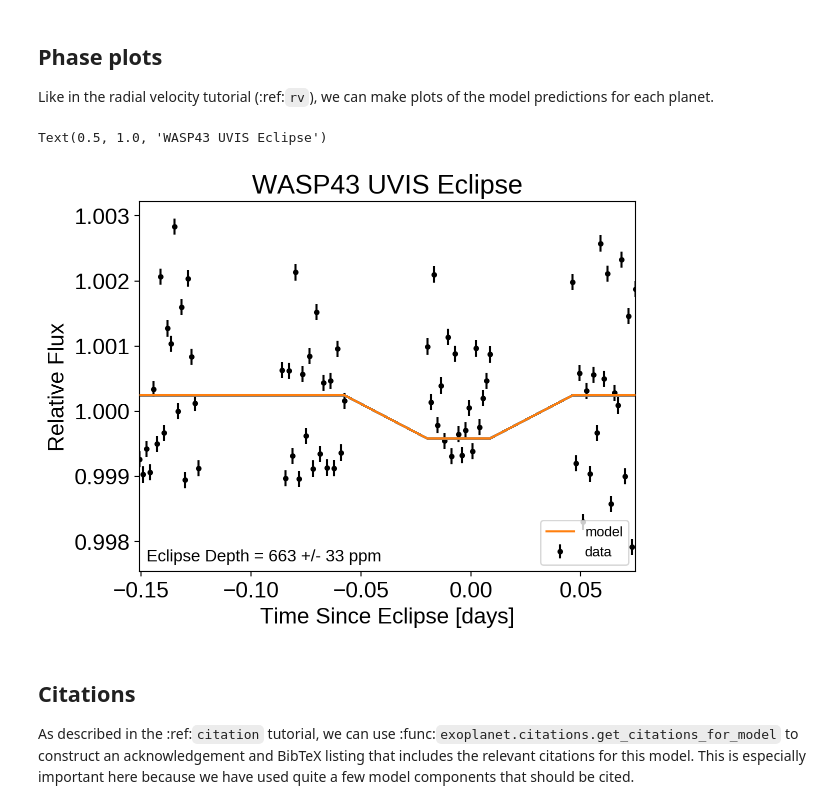
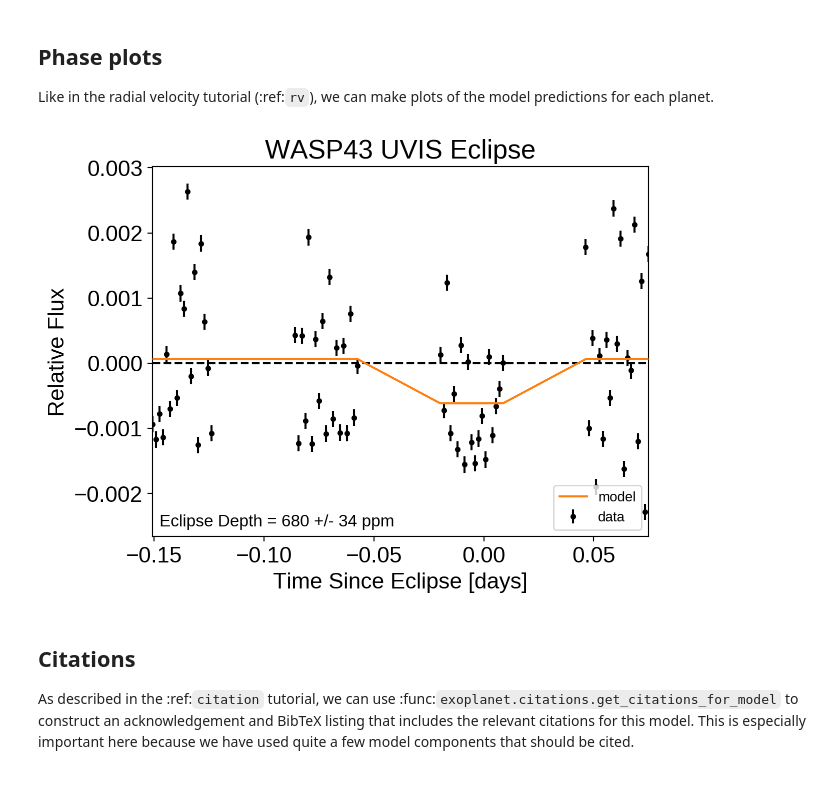
Before and after one commit to exowanderer/arctor, a Jupyter notebook: notebooks/wasp43_dfm_exoplanet_transit_tutorial.ipynb, the cells around one changed output. Saved outputs shown, nothing was run; the diff lists cells and outputs as text; code cells hidden in the pictures.

```diff
--- a/notebooks/wasp43_dfm_exoplanet_transit_tutorial.ipynb
+++ b/notebooks/wasp43_dfm_exoplanet_transit_tutorial.ipynb
@@ -160,13 +362,18 @@ import pymc3 as pm
 b = 0.66 # Hellier 2011
 period = 0.813475  # days # exo.mast.stsci.edu
 u = [0]
+
+oot_guess = np.median(np.r_[flux[:2*18], flux[-18:]])
+stellar_variance = np.std(np.r_[flux[:2*18], flux[-18:]])
+data = flux - oot_guess
+
 with pm.Model() as model:
 
     # The baseline flux
-    mean = pm.Normal("mean", mu=1.0, sd=1.0)
+    mean = pm.Normal("mean", mu=0.0, sd=1.0)
 
     # The time of a reference transit for each planet
-    t0 = pm.Normal("t0", mu=t0s, sd=1e-6)  # , shape=2)
+    t0 = pm.Normal("t0", mu=t0_guess, sd=1e-6)  # , shape=2)
 
     # The log period; also tracking the period itself
     # logP = pm.Normal("logP", mu=np.log(periods), sd=0.1, shape=2)
@@ -179,12 +386,16 @@ with pm.Model() as model:
     edepth = np.sqrt(edepth)
     # b = xo.distributions.ImpactParameter("b", ror=r, shape=2, testval=np.random.rand(2))
 
+    slope = pm.Uniform("slope", lower=-0.1, upper=0.1)
+    # intercept = pm.Uniform("intercept", lower=-0.1, upper=0.1)
+    line = slope * (t-t0_guess) + mean
+
     # Set up a Keplerian orbit for the planets
     orbit = xo.orbits.KeplerianOrbit(period=period, t0=t0s, b=b)
 
     # # Compute the model light curve using starry
     light_curves = xo.LimbDarkLightCurve(u).get_light_curve(orbit=orbit, r=edepth, t=t) # this crashes?
-    light_curve = pm.math.sum(light_curves, axis=-1) + mean
+    light_curve = pm.math.sum(light_curves, axis=-1)
 
     # # Here we track the value of the model light curve for plotting
     # # purposes
@@ -195,7 +406,7 @@ with pm.Model() as model:
     # # y += yerr * np.random.randn(len(y))
 
     # # The likelihood function assuming known Gaussian uncertainty
-    pm.Normal("obs", mu=light_curve, sd=yerr, observed=flux)
+    pm.Normal("obs", mu=light_curve + line, sd=yerr, observed=data)
 
     # # Fit for the maximum a posteriori parameters given the simuated dataset
     map_soln = xo.optimize(start=model.test_point)
@@ -234,5 +451,6 @@ with model:
         start=map_soln,
         chains=4,
         step=xo.get_dense_nuts_step(target_accept=0.9),
-    )
+        cores=mp.cpu_count()
+    )a
 # %% [output]
@@ -271,51 +490,46 @@ plt.figure()
 # Get the posterior median orbital parameters
 p = period
 t0 = np.median(trace["t0"])
 
-# Compute the median of posterior estimate of the contribution from
-# the other planet. Then we can remove this from the data to plot
-# just the planet we care about.
-other = np.median(trace["light_curves"], axis=0).flatten()
-
 # Plot the folded data
-# x_fold = (t - t0 + 0.5 * p) % p - 0.5 * p
-plt.errorbar(t - t0, flux - other, yerr=yerr, fmt=".k", label="data", zorder=-1000)
+plt.errorbar(t - t0, data, yerr=yerr, fmt=".k", label="data", zorder=-1000)
 
 # Plot the folded model
-# inds = np.argsort(x_fold)
-# inds = inds[np.abs(x_fold)[inds] < 0.3]
 preds = trace["light_curves"][:,:,0] + trace["mean"][:, None]
 pred = np.median(preds, axis=0)
+# pred -= pred.min()
 plt.plot(t - t0, pred, color="C1", label="model", zorder=10)
+plt.axhline(0.0, ls='--', color='k')
 
 # Annotate the plot with the planet's period
-txt = f"Eclipse Depth = {np.mean(trace["edepth"]*1e6):.0f} "\
-        "+/- {np.std(trace["edepth"]*1e6):.0f} ppm"
+txt = f"Eclipse Depth = {np.mean(trace['edepth']*1e6):.0f}"
+txt += f" +/- {np.std(trace['edepth']*1e6):.0f} ppm"
 
 plt.annotate(
     txt,
     (0, 0),
     xycoords="axes fraction",
     xytext=(5, 5),
     textcoords="offset points",
     ha="left",
     va="bottom",
     fontsize=12,
 )
 
-n_traces = 1000
-idx_rand = np.random.choice(np.arange(preds.shape[0]), size=n_traces, replace=False)
-for pred_ in preds[idx_rand]:
-    plt.plot(t - t0, pred, color="grey", alpha=0.5, zorder=0)
+add_traces = False
+if add_traces:
+  n_traces = 1000
+  idx_rand = np.random.choice(np.arange(preds.shape[0]), size=n_traces, replace=False)
+  for pred_ in preds[idx_rand]:
+      plt.plot(t - t0, pred, color="grey", alpha=0.5, zorder=0)
 
 plt.legend(fontsize=10, loc=4)
 plt.xlim((t - t0).min(), (t - t0).max())
 plt.xlabel("Time Since Eclipse [days]")
 plt.ylabel("Relative Flux")
-plt.title("WASP43 UVIS Eclipse")
+plt.title("WASP43 UVIS Eclipse");
 # %% [output]
-Text(0.5, 1.0, 'WASP43 UVIS Eclipse')
-[figure, old version]
+[figure, new version]
 # %% [markdown]
 ## Citations
 
```
Also changed, not shown: parts of 30 cells of this notebook.
